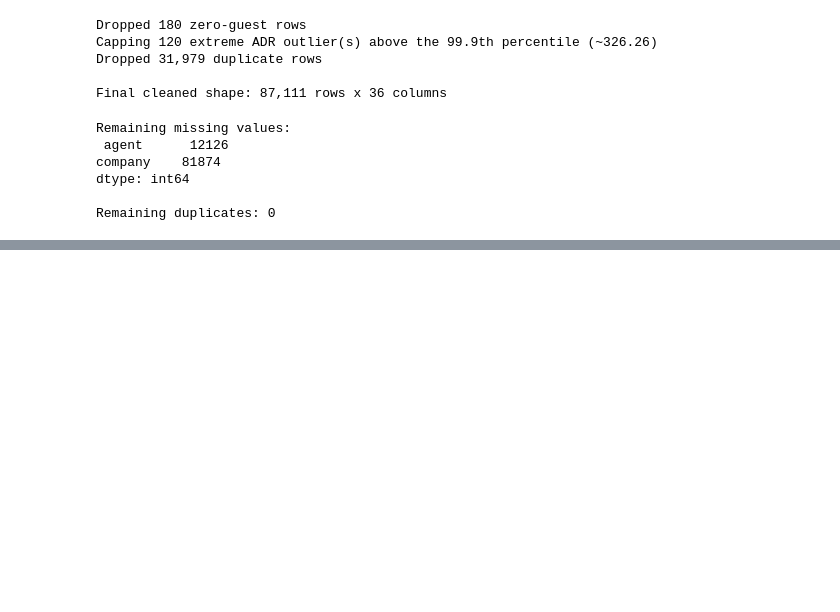
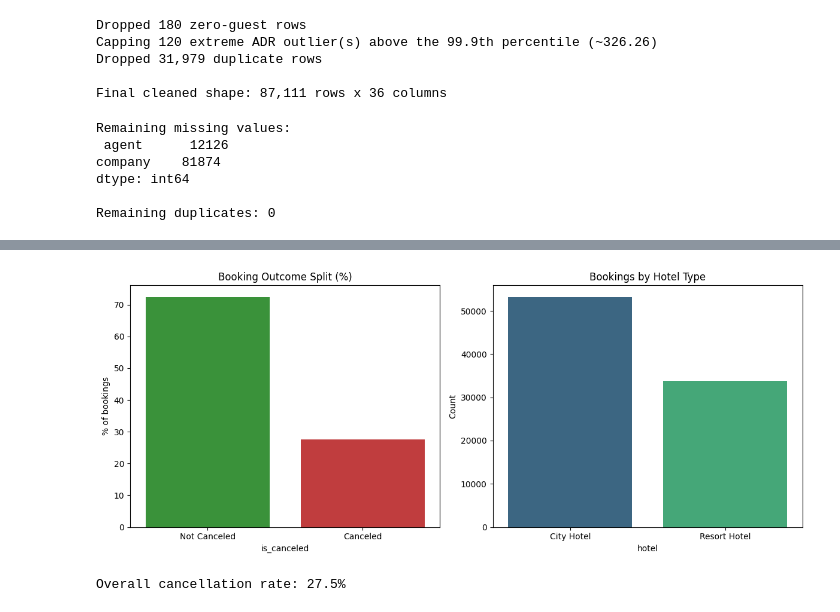
Before and after one commit to theaditya24/COMPLETE-PYTHON-FOR-DATA-ANALYTICS, a Jupyter notebook: Hotel Booking EDA/EDA Hotel Booking.ipynb, the cells around one changed output, grey strips where cells are left out. Drawn from its saved outputs; the diff is of its cells as text; code cells hidden in the pictures; blank space fills up the shorter version.

```diff
--- a/Hotel Booking EDA/EDA Hotel Booking.ipynb
+++ b/Hotel Booking EDA/EDA Hotel Booking.ipynb
@@ -238,0 +279,21 @@ Remaining duplicates: 0
+# %%
+fig, axes = plt.subplots(1, 2, figsize=(12, 5))
+cancel_counts = df_final["is_canceled"].value_counts(normalize=True) * 100
+sns.barplot(x=cancel_counts.index.map({0: "Not Canceled", 1: "Canceled"}),
+            y=cancel_counts.values, ax=axes[0], hue=cancel_counts.index.map({0: "Not Canceled", 1: "Canceled"}), legend=False,
+            palette=["#2ca02c", "#d62728"])
+
+axes[0].set_title("Booking Outcome Split (%)")
+axes[0].set_ylabel("% of bookings")
+
+hotel_counts = df_final["hotel"].value_counts()
+sns.barplot(x=hotel_counts.index, y=hotel_counts.values, ax=axes[1], hue=hotel_counts.index,legend=False, palette="viridis")
+axes[1].set_title("Bookings by Hotel Type")
+axes[1].set_ylabel("Count")
+plt.tight_layout()
+plt.show()
+
+print(f"Overall cancellation rate: {df_final['is_canceled'].mean()*100:.1f}%")
+# %% [output]
+[figure, added]
+Overall cancellation rate: 27.5%
```
Also changed, not shown: parts of 39 cells of this notebook, 1 other file.
